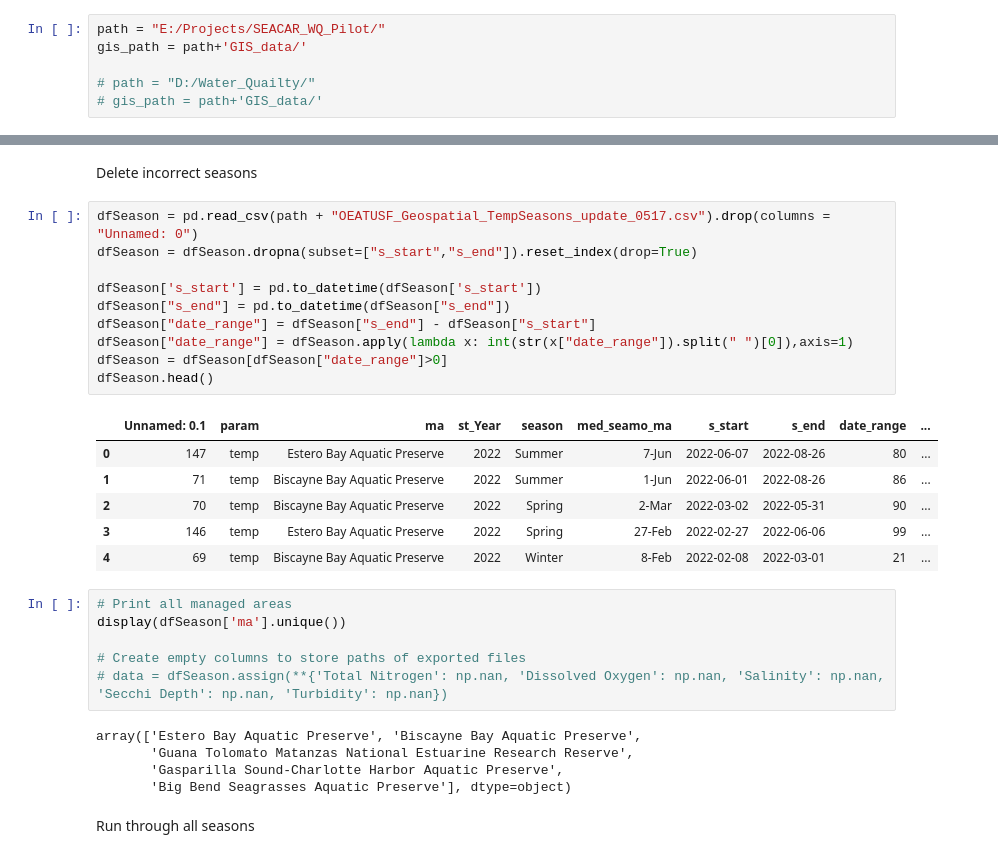
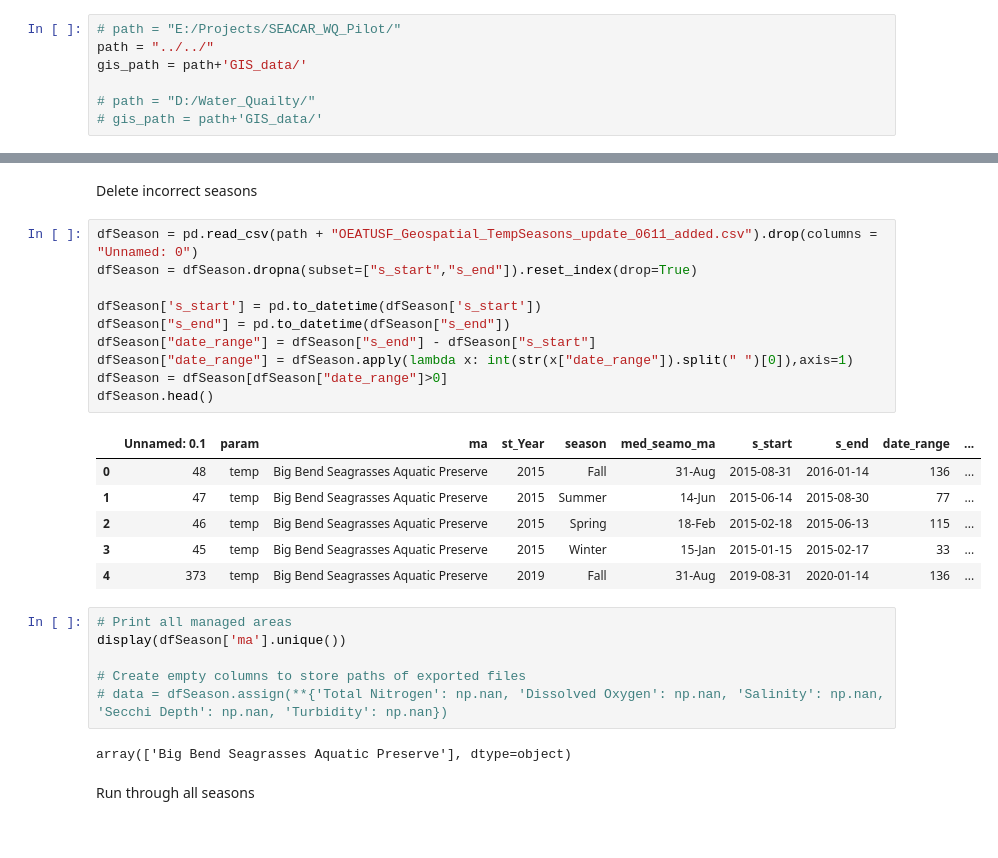
Before and after one commit to qiang-yi/SEACAR_WQ_Pilot, a Jupyter notebook: Spatial_Interpolation/Automate_Interpolation.ipynb, the cells around one changed output, grey strips where cells are left out. Cells and saved outputs as stored; diff of their text form.

```diff
--- a/Spatial_Interpolation/Automate_Interpolation.ipynb
+++ b/Spatial_Interpolation/Automate_Interpolation.ipynb
@@ -16,7 +16,8 @@ importlib.reload(misc)
 # %% [markdown]
 # 1. Load and Preprocess Data <a class="anchor" id="load_data"></a>
 # %%
-path = "E:/Projects/SEACAR_WQ_Pilot/"
+# path = "E:/Projects/SEACAR_WQ_Pilot/"
+path = "../../"
 gis_path = path+'GIS_data/'
 
 # path = "D:/Water_Quailty/"
@@ -69,22 +70,22 @@ SpatialRef = '3086'
 # %% [markdown]
 Delete incorrect seasons
 # %%
-dfSeason = pd.read_csv(path + "OEATUSF_Geospatial_TempSeasons_update_0517.csv").drop(columns = "Unnamed: 0")
+dfSeason = pd.read_csv(path + "OEATUSF_Geospatial_TempSeasons_update_0611_added.csv").drop(columns = "Unnamed: 0")
 dfSeason = dfSeason.dropna(subset=["s_start","s_end"]).reset_index(drop=True)
 
 dfSeason['s_start'] = pd.to_datetime(dfSeason['s_start'])
 dfSeason["s_end"] = pd.to_datetime(dfSeason["s_end"])
 dfSeason["date_range"] = dfSeason["s_end"] - dfSeason["s_start"]
 dfSeason["date_range"] = dfSeason.apply(lambda x: int(str(x["date_range"]).split(" ")[0]),axis=1)
 dfSeason = dfSeason[dfSeason["date_range"]>0]
 dfSeason.head()
 # %% [output]
 |  | Unnamed: 0.1 | param | ma | st_Year | season | med_seamo_ma | s_start | s_end | date_range | ... |
-| 0 | 147 | temp | Estero Bay Aquatic Preserve | 2022 | Summer | 7-Jun | 2022-06-07 | 2022-08-26 | 80 | ... |
-| 1 | 71 | temp | Biscayne Bay Aquatic Preserve | 2022 | Summer | 1-Jun | 2022-06-01 | 2022-08-26 | 86 | ... |
-| 2 | 70 | temp | Biscayne Bay Aquatic Preserve | 2022 | Spring | 2-Mar | 2022-03-02 | 2022-05-31 | 90 | ... |
-| 3 | 146 | temp | Estero Bay Aquatic Preserve | 2022 | Spring | 27-Feb | 2022-02-27 | 2022-06-06 | 99 | ... |
-| 4 | 69 | temp | Biscayne Bay Aquatic Preserve | 2022 | Winter | 8-Feb | 2022-02-08 | 2022-03-01 | 21 | ... |
+| 0 | 48 | temp | Big Bend Seagrasses Aquatic Preserve | 2015 | Fall | 31-Aug | 2015-08-31 | 2016-01-14 | 136 | ... |
+| 1 | 47 | temp | Big Bend Seagrasses Aquatic Preserve | 2015 | Summer | 14-Jun | 2015-06-14 | 2015-08-30 | 77 | ... |
+| 2 | 46 | temp | Big Bend Seagrasses Aquatic Preserve | 2015 | Spring | 18-Feb | 2015-02-18 | 2015-06-13 | 115 | ... |
+| 3 | 45 | temp | Big Bend Seagrasses Aquatic Preserve | 2015 | Winter | 15-Jan | 2015-01-15 | 2015-02-17 | 33 | ... |
+| 4 | 373 | temp | Big Bend Seagrasses Aquatic Preserve | 2019 | Fall | 31-Aug | 2019-08-31 | 2020-01-14 | 136 | ... |
 # %%
 # Print all managed areas
 display(dfSeason['ma'].unique())
@@ -92,10 +93,7 @@ display(dfSeason['ma'].unique())
 # Create empty columns to store paths of exported files
 # data = dfSeason.assign(**{'Total Nitrogen': np.nan, 'Dissolved Oxygen': np.nan, 'Salinity': np.nan, 'Secchi Depth': np.nan, 'Turbidity': np.nan})
 # %% [output]
-array(['Estero Bay Aquatic Preserve', 'Biscayne Bay Aquatic Preserve',
-       'Guana Tolomato Matanzas National Estuarine Research Reserve',
-       'Gasparilla Sound-Charlotte Harbor Aquatic Preserve',
-       'Big Bend Seagrasses Aquatic Preserve'], dtype=object)
+array(['Big Bend Seagrasses Aquatic Preserve'], dtype=object)
 # %% [markdown]
 Run through all seasons
 # %%
```
Also changed, not shown: parts of 1 cell of this notebook, 3 other files.
